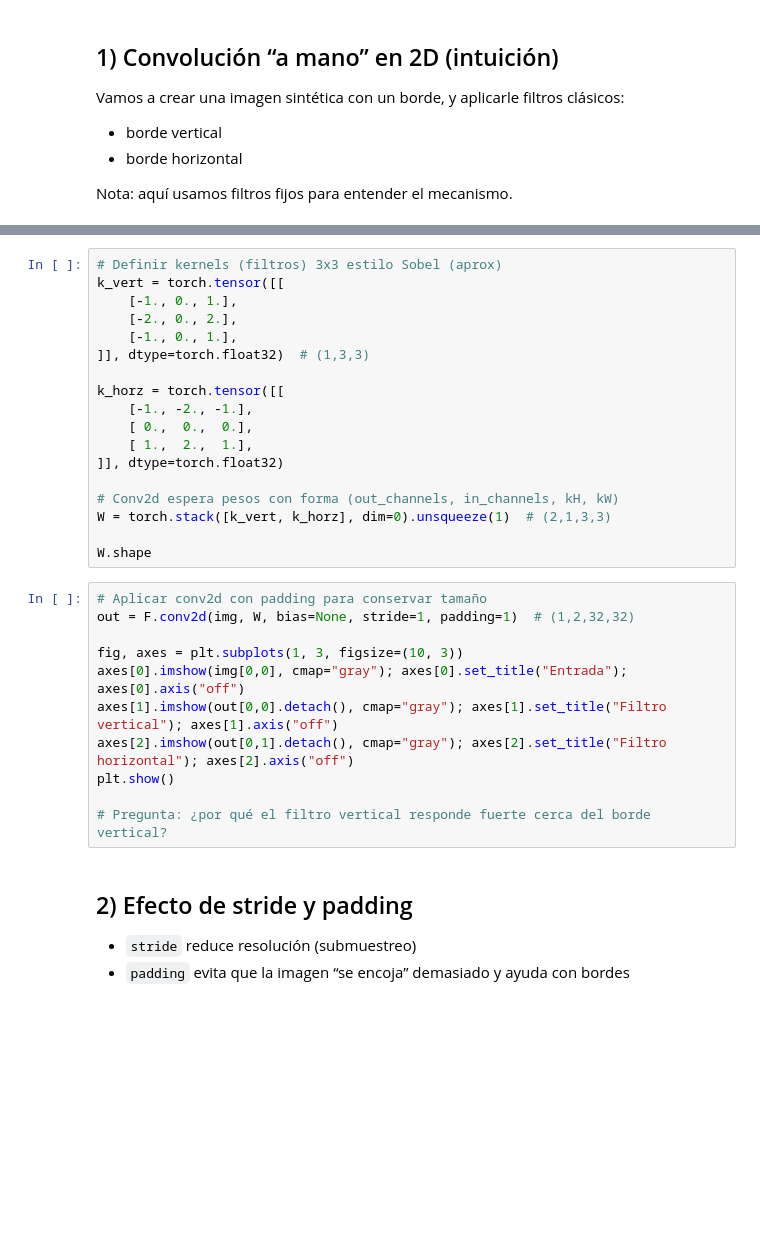
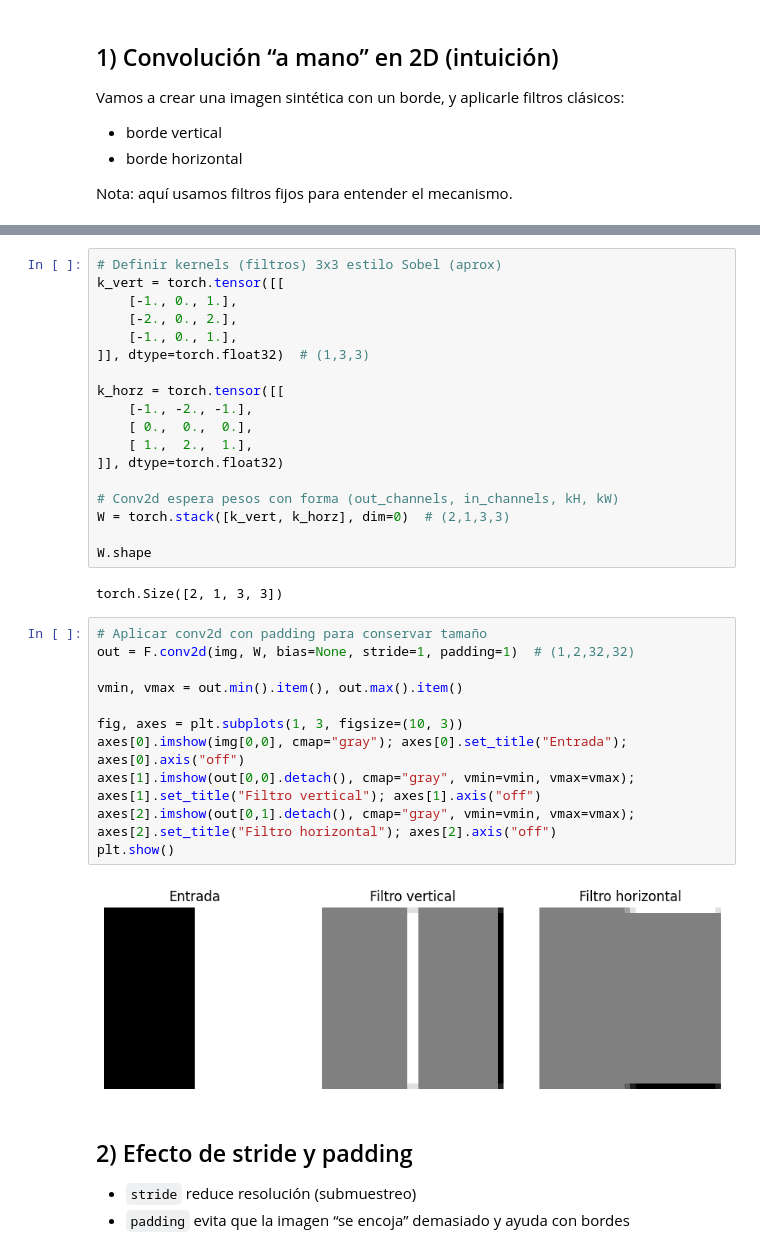
Before and after one commit to Gypsaman/Python-ML, a Jupyter notebook: notebooks/MLPy-sesion11.ipynb, the cells around one changed output, grey strips where cells are left out. Drawn from its saved outputs; the diff is of its cells as text; blank space fills up the shorter version.

```diff
--- a/notebooks/MLPy-sesion11.ipynb
+++ b/notebooks/MLPy-sesion11.ipynb
@@ -51,20 +55,24 @@ k_horz = torch.tensor([[
 ]], dtype=torch.float32)
 
 # Conv2d espera pesos con forma (out_channels, in_channels, kH, kW)
-W = torch.stack([k_vert, k_horz], dim=0).unsqueeze(1)  # (2,1,3,3)
+W = torch.stack([k_vert, k_horz], dim=0)  # (2,1,3,3)
 
 W.shape
+# %% [output]
+torch.Size([2, 1, 3, 3])
 # %%
 # Aplicar conv2d con padding para conservar tamaño
 out = F.conv2d(img, W, bias=None, stride=1, padding=1)  # (1,2,32,32)
 
+vmin, vmax = out.min().item(), out.max().item()
+
 fig, axes = plt.subplots(1, 3, figsize=(10, 3))
 axes[0].imshow(img[0,0], cmap="gray"); axes[0].set_title("Entrada"); axes[0].axis("off")
-axes[1].imshow(out[0,0].detach(), cmap="gray"); axes[1].set_title("Filtro vertical"); axes[1].axis("off")
-axes[2].imshow(out[0,1].detach(), cmap="gray"); axes[2].set_title("Filtro horizontal"); axes[2].axis("off")
+axes[1].imshow(out[0,0].detach(), cmap="gray", vmin=vmin, vmax=vmax); axes[1].set_title("Filtro vertical"); axes[1].axis("off")
+axes[2].imshow(out[0,1].detach(), cmap="gray", vmin=vmin, vmax=vmax); axes[2].set_title("Filtro horizontal"); axes[2].axis("off")
 plt.show()
-
-# Pregunta: ¿por qué el filtro vertical responde fuerte cerca del borde vertical?
+# %% [output]
+[figure, added]
 # %% [markdown]
 ## 2) Efecto de stride y padding
 
```
Also changed, not shown: parts of 8 cells of this notebook, 4 other files.
